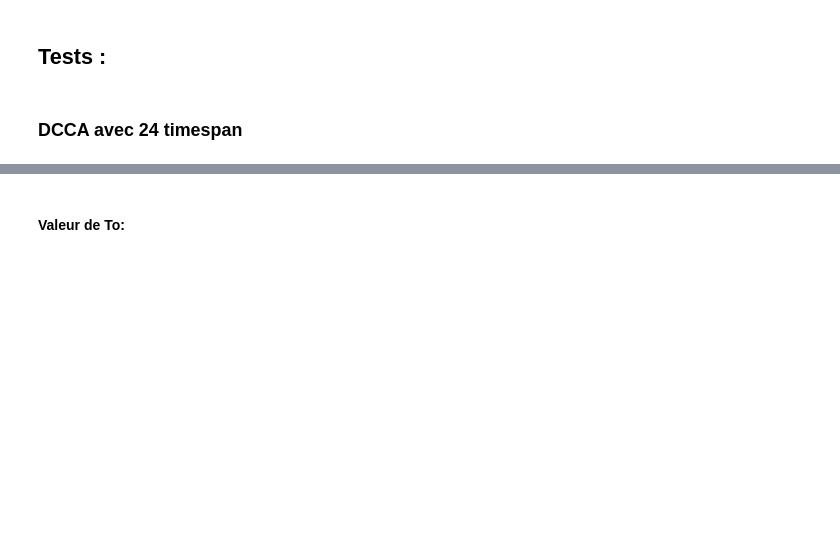
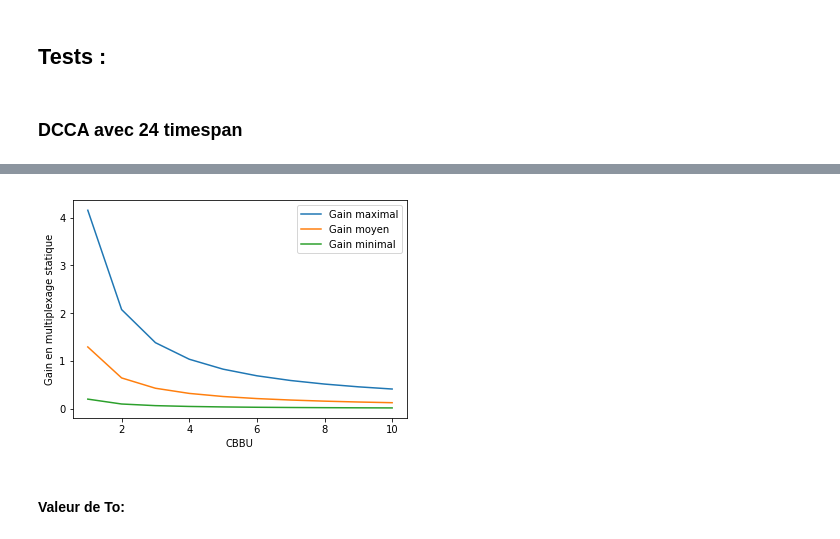
Before and after one commit to hanane-djeddal/PLDAC, a Jupyter notebook: Code/DCCA sur trafic_V3.ipynb, the cells around one changed output, grey strips where cells are left out. Cells and saved outputs as stored; diff of their text form; code cells hidden in the pictures; blank space fills up the shorter version.

```diff
--- a/Code/DCCA sur trafic_V3.ipynb
+++ b/Code/DCCA sur trafic_V3.ipynb
@@ -375,0 +388,16 @@ print(trafic_max)
+# %%
+def gain(P,cbbu):
+    maxgain=0
+    mingain=100000
+    gains=[]
+    for c in P:
+        if c!=[]:
+            agg=DCCA.aggregationTrafic(c)
+            g=max(agg)/cbbu
+            gains.append(g)
+            if (g>maxgain):
+                maxgain=g
+            if(g<mingain):
+                mingain=g
+    moygain=np.mean(np.array(gains))
+    return maxgain,mingain,moygain
@@ -376,2 +408,25 @@ print(trafic_max)
+# %%
+To=0.5
+bbus=[]
+gmax=[]
+gmin=[]
+gmoy=[]
+for bbu in range(1,11):
+    bbus.append(bbu)
+    #W=DCCA.matriceComplementarite(r,bbu,To)
+    #P,l=DCCA.iterative_DCCA (r,F_norm,bbu,max_iter,To,iter_converge)
+    x,n,m=gain(P,bbu)
+    gmax.append(x)
+    gmin.append(n)
+    gmoy.append(m)
+plt.plot(bbus,gmax,label="Gain maximal")
+plt.plot(bbus,gmoy,label="Gain moyen")
+plt.plot(bbus,gmin,label="Gain minimal")
+plt.legend()
+plt.ylabel("Gain en multiplexage statique")
+plt.xlabel("CBBU")
+plt.show()
+# %% [output]
+[figure, added]
 # %% [markdown]
 #### Valeur de To:
```
Also changed, not shown: parts of 31 cells of this notebook, 14 other files.
